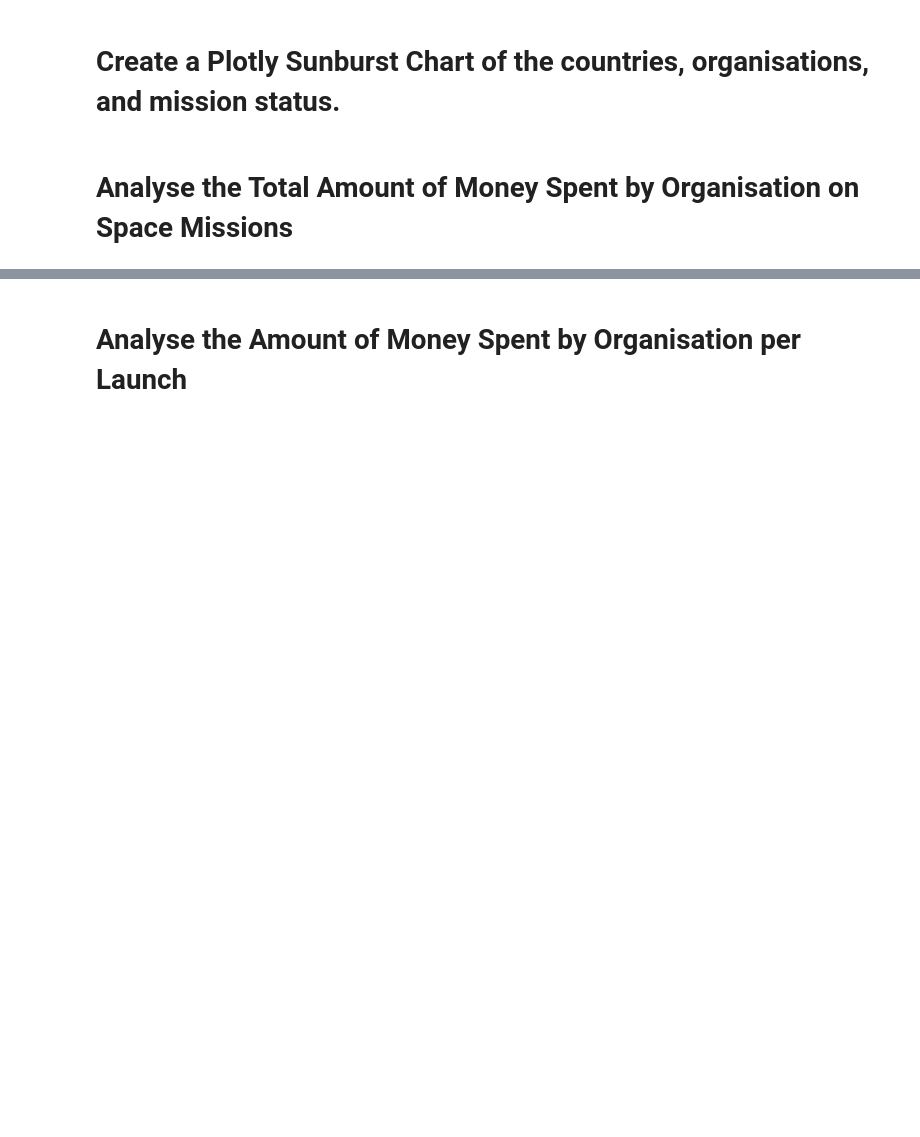
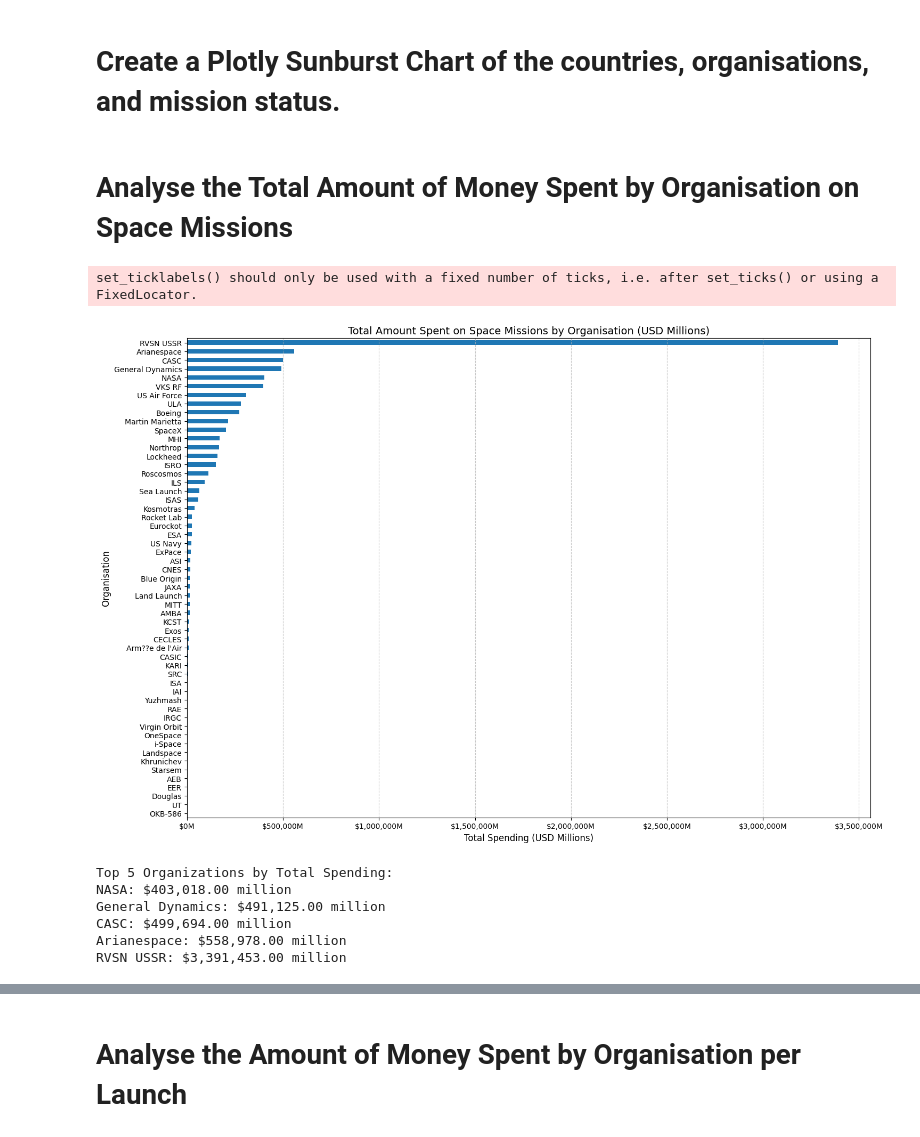
Before and after one commit to Lucasqrz1/100_days_of_code, a Jupyter notebook: Day_99/Space_Missions_Analysis_(start).ipynb, the cells around one changed output, grey strips where cells are left out. Drawn from its saved outputs; the diff is of its cells as text; code cells hidden in the pictures; blank space fills up the shorter version.

```diff
--- a/Day_99/Space_Missions_Analysis_(start).ipynb
+++ b/Day_99/Space_Missions_Analysis_(start).ipynb
@@ -315,2 +338,42 @@ fig.show()
 # %% [markdown]
 # Analyse the Total Amount of Money Spent by Organisation on Space Missions
+# %%
+# Get total spending by organization
+# First ensure Price column contains numeric values
+df_data['Price'] = pd.to_numeric(df_data['Price'], errors='coerce')
+
+# Group by organization and sum the prices
+org_spending = df_data.groupby('Organisation')['Price'].sum().sort_values(ascending=True)
+
+# Filter out organizations with no spending data
+org_spending = org_spending[org_spending > 0]
+
+# Create a bar chart of total spending by organization
+plt.figure(figsize=(15, 10))
+org_spending.plot(kind='barh')
+plt.title('Total Amount Spent on Space Missions by Organisation (USD Millions)', fontsize=14)
+plt.xlabel('Total Spending (USD Millions)', fontsize=12)
+plt.ylabel('Organisation', fontsize=12)
+
+# Format x-axis labels to show billions/millions properly
+current_values = plt.gca().get_xticks()
+plt.gca().set_xticklabels(['${:,.0f}M'.format(x) for x in current_values])
+
+plt.grid(axis='x', linestyle='--', alpha=0.7)
+plt.tight_layout()
+plt.show()
+
+# Print top 5 organizations by spending
+print("\nTop 5 Organizations by Total Spending:")
+top_5_spending = org_spending.tail(5)
+for org, spent in top_5_spending.items():
+    print(f"{org}: ${spent:,.2f} million")
+# %% [output]
+set_ticklabels() should only be used with a fixed number of ticks, i.e. after set_ticks() or using a FixedLocator.
+[figure, added]
+Top 5 Organizations by Total Spending:
+NASA: $403,018.00 million
+General Dynamics: $491,125.00 million
+CASC: $499,694.00 million
+Arianespace: $558,978.00 million
+RVSN USSR: $3,391,453.00 million
```
Also changed, not shown: parts of 14 cells of this notebook, 3 other files.
